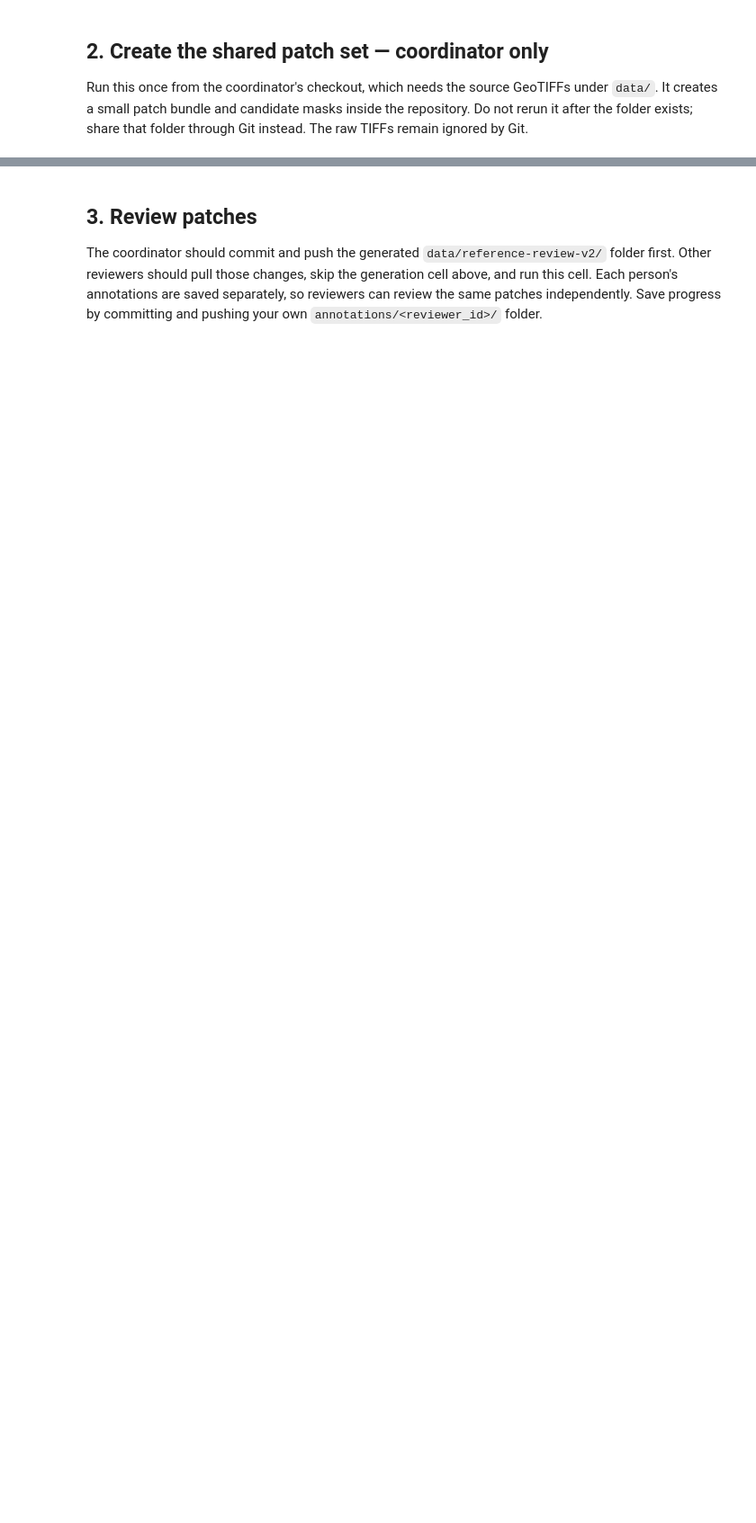
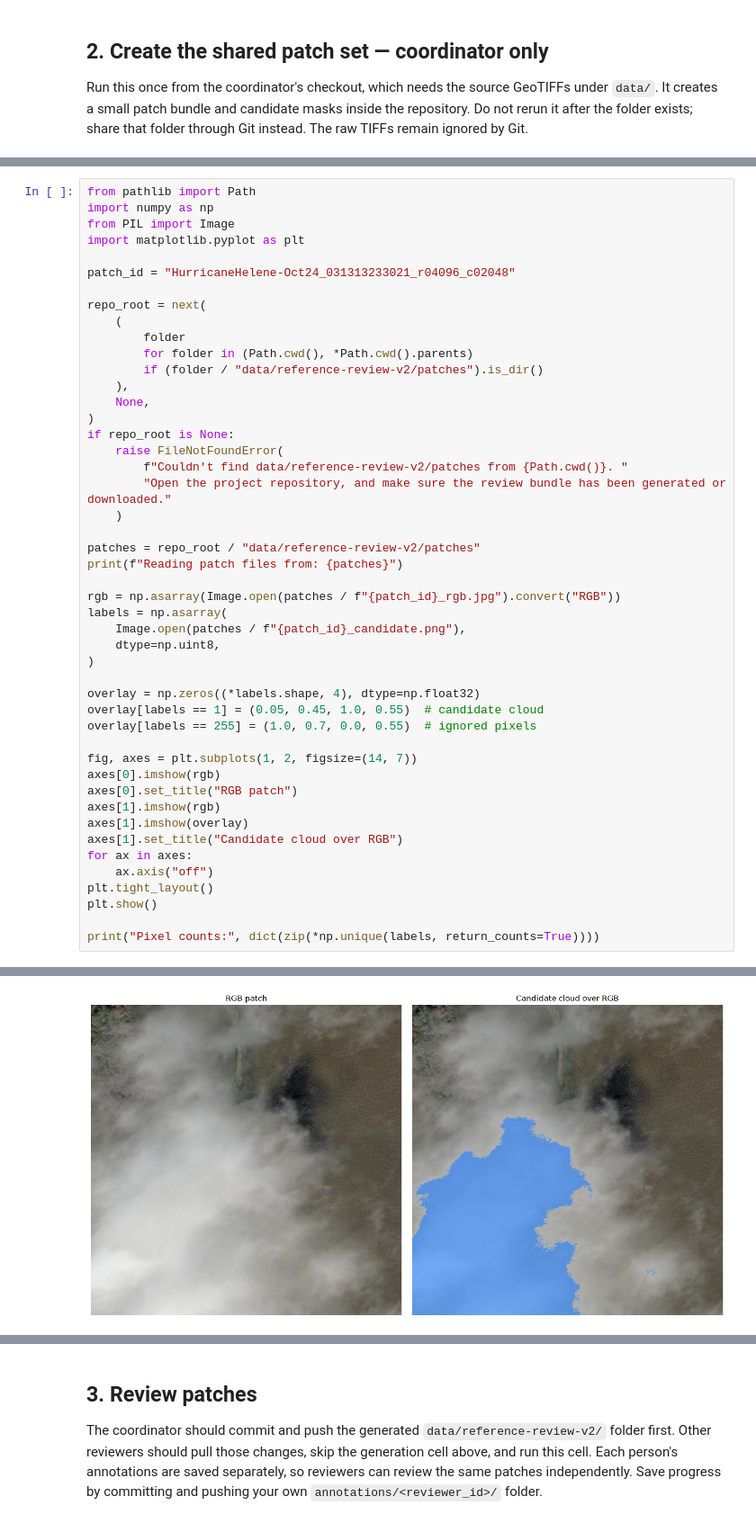
Before and after one commit to Break-Through-Tech/Ursa-Space-Systems-1D-cloud-detection-in-very-high-resolution-optical-satellite-imagery, a Jupyter notebook: notebooks/Review_Cloud_Labels.ipynb, the cells around one changed output, grey strips where cells are left out. Shown at 90% size. Drawn from its saved outputs; the diff is of its cells as text; blank space fills up the shorter version.

Commit message:
Notebook for label review

```diff
--- a/notebooks/Review_Cloud_Labels.ipynb
+++ b/notebooks/Review_Cloud_Labels.ipynb
@@ -42,0 +63,48 @@ print(f"Created review set: {review_dir}")
+# %%
+from pathlib import Path
+import numpy as np
+from PIL import Image
+import matplotlib.pyplot as plt
+
+patch_id = "HurricaneHelene-Oct24_031313233021_r04096_c02048"
+
+repo_root = next(
+    (
+        folder
+        for folder in (Path.cwd(), *Path.cwd().parents)
+        if (folder / "data/reference-review-v2/patches").is_dir()
+    ),
+    None,
+)
+if repo_root is None:
+    raise FileNotFoundError(
+        f"Couldn't find data/reference-review-v2/patches from {Path.cwd()}. "
+        "Open the project repository, and make sure the review bundle has been generated or downloaded."
+    )
+
+patches = repo_root / "data/reference-review-v2/patches"
+print(f"Reading patch files from: {patches}")
+
+rgb = np.asarray(Image.open(patches / f"{patch_id}_rgb.jpg").convert("RGB"))
+labels = np.asarray(
+    Image.open(patches / f"{patch_id}_candidate.png"),
+    dtype=np.uint8,
+)
+
+overlay = np.zeros((*labels.shape, 4), dtype=np.float32)
+overlay[labels == 1] = (0.05, 0.45, 1.0, 0.55)  # candidate cloud
+overlay[labels == 255] = (1.0, 0.7, 0.0, 0.55)  # ignored pixels
+
+fig, axes = plt.subplots(1, 2, figsize=(14, 7))
+axes[0].imshow(rgb)
+axes[0].set_title("RGB patch")
+axes[1].imshow(rgb)
+axes[1].imshow(overlay)
+axes[1].set_title("Candidate cloud over RGB")
+for ax in axes:
+    ax.axis("off")
+plt.tight_layout()
+plt.show()
+
+print("Pixel counts:", dict(zip(*np.unique(labels, return_counts=True))))
+# %% [output]
@@ -42,0 +112 @@ print(f"Created review set: {review_dir}")
+[figure, added]
```
Also changed, not shown: parts of 5 cells of this notebook, 2 other files.
